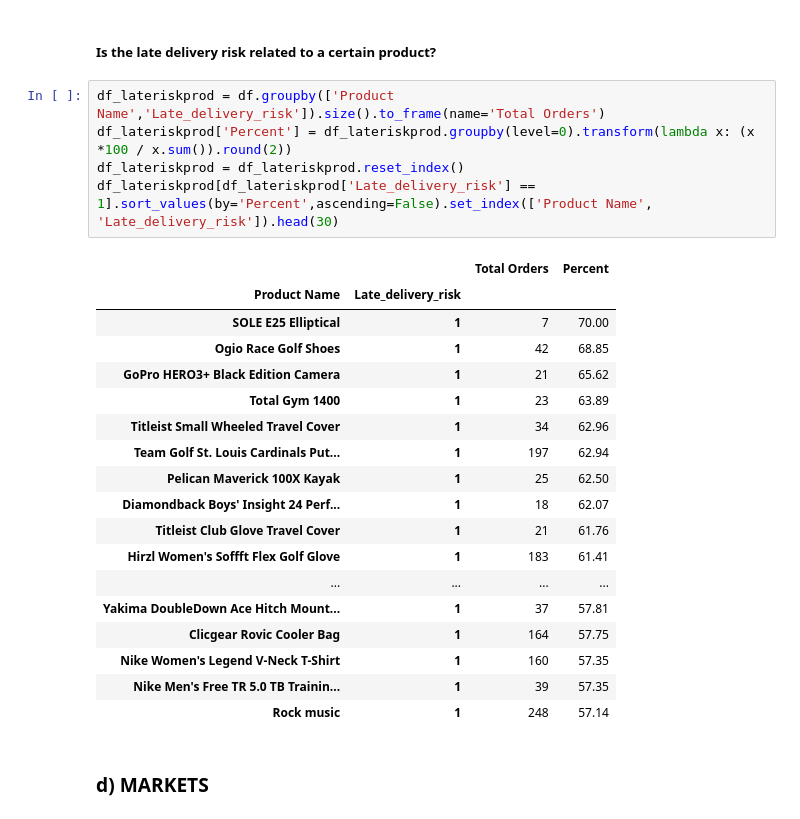
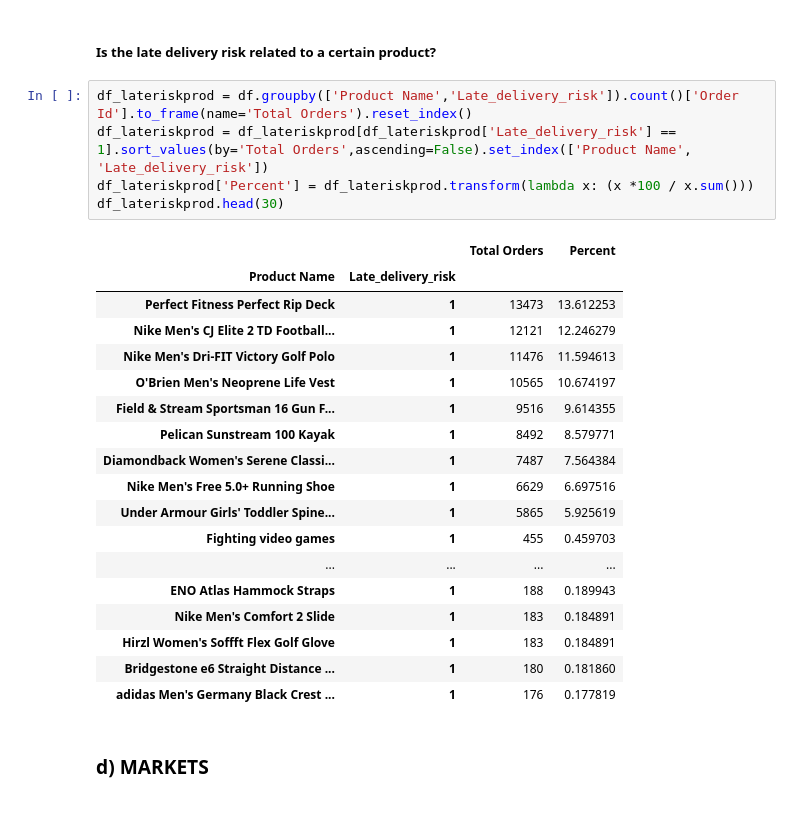
Before and after one commit to adriana-nm/projects_supply_chain_data_analysis, a Jupyter notebook: shipping/task2_shipping.ipynb, the cells around one changed output. Saved outputs shown, nothing was run; the diff lists cells and outputs as text.

Commit message:
Fix warnings Fix shipping delays table

```diff
--- a/shipping/task2_shipping.ipynb
+++ b/shipping/task2_shipping.ipynb
@@ -195,29 +195,29 @@ df_lateriskmark
 # %% [markdown]
 ##### Is the late delivery risk related to a certain product?
 # %%
-df_lateriskprod = df.groupby(['Product Name','Late_delivery_risk']).size().to_frame(name='Total Orders')
-df_lateriskprod['Percent'] = df_lateriskprod.groupby(level=0).transform(lambda x: (x *100 / x.sum()).round(2))
-df_lateriskprod = df_lateriskprod.reset_index()
-df_lateriskprod[df_lateriskprod['Late_delivery_risk'] == 1].sort_values(by='Percent',ascending=False).set_index(['Product Name', 'Late_delivery_risk']).head(30)
+df_lateriskprod = df.groupby(['Product Name','Late_delivery_risk']).count()['Order Id'].to_frame(name='Total Orders').reset_index()
+df_lateriskprod = df_lateriskprod[df_lateriskprod['Late_delivery_risk'] == 1].sort_values(by='Total Orders',ascending=False).set_index(['Product Name', 'Late_delivery_risk'])
+df_lateriskprod['Percent'] = df_lateriskprod.transform(lambda x: (x *100 / x.sum()))
+df_lateriskprod.head(30)
 # %% [output]
 |  |  | Total Orders | Percent |
 | Product Name | Late_delivery_risk |  |  |
-| SOLE E25 Elliptical | 1 | 7 | 70.00 |
-| Ogio Race Golf Shoes | 1 | 42 | 68.85 |
-| GoPro HERO3+ Black Edition Camera | 1 | 21 | 65.62 |
-| Total Gym 1400 | 1 | 23 | 63.89 |
-| Titleist Small Wheeled Travel Cover | 1 | 34 | 62.96 |
-| Team Golf St. Louis Cardinals Put... | 1 | 197 | 62.94 |
-| Pelican Maverick 100X Kayak | 1 | 25 | 62.50 |
-| Diamondback Boys' Insight 24 Perf... | 1 | 18 | 62.07 |
-| Titleist Club Glove Travel Cover | 1 | 21 | 61.76 |
-| Hirzl Women's Soffft Flex Golf Glove | 1 | 183 | 61.41 |
+| Perfect Fitness Perfect Rip Deck | 1 | 13473 | 13.612253 |
+| Nike Men's CJ Elite 2 TD Football... | 1 | 12121 | 12.246279 |
+| Nike Men's Dri-FIT Victory Golf Polo | 1 | 11476 | 11.594613 |
+| O'Brien Men's Neoprene Life Vest | 1 | 10565 | 10.674197 |
+| Field & Stream Sportsman 16 Gun F... | 1 | 9516 | 9.614355 |
+| Pelican Sunstream 100 Kayak | 1 | 8492 | 8.579771 |
+| Diamondback Women's Serene Classi... | 1 | 7487 | 7.564384 |
+| Nike Men's Free 5.0+ Running Shoe | 1 | 6629 | 6.697516 |
+| Under Armour Girls' Toddler Spine... | 1 | 5865 | 5.925619 |
+| Fighting video games | 1 | 455 | 0.459703 |
 | ... | ... | ... | ... |
-| Yakima DoubleDown Ace Hitch Mount... | 1 | 37 | 57.81 |
-| Clicgear Rovic Cooler Bag | 1 | 164 | 57.75 |
-| Nike Women's Legend V-Neck T-Shirt | 1 | 160 | 57.35 |
-| Nike Men's Free TR 5.0 TB Trainin... | 1 | 39 | 57.35 |
-| Rock music | 1 | 248 | 57.14 |
+| ENO Atlas Hammock Straps | 1 | 188 | 0.189943 |
+| Nike Men's Comfort 2 Slide | 1 | 183 | 0.184891 |
+| Hirzl Women's Soffft Flex Golf Glove | 1 | 183 | 0.184891 |
+| Bridgestone e6 Straight Distance ... | 1 | 180 | 0.181860 |
+| adidas Men's Germany Black Crest ... | 1 | 176 | 0.177819 |
 # %% [markdown]
 ### d) MARKETS
 # %% [markdown]
```
Also changed, not shown: parts of 2 cells of this notebook, 2 other files.
